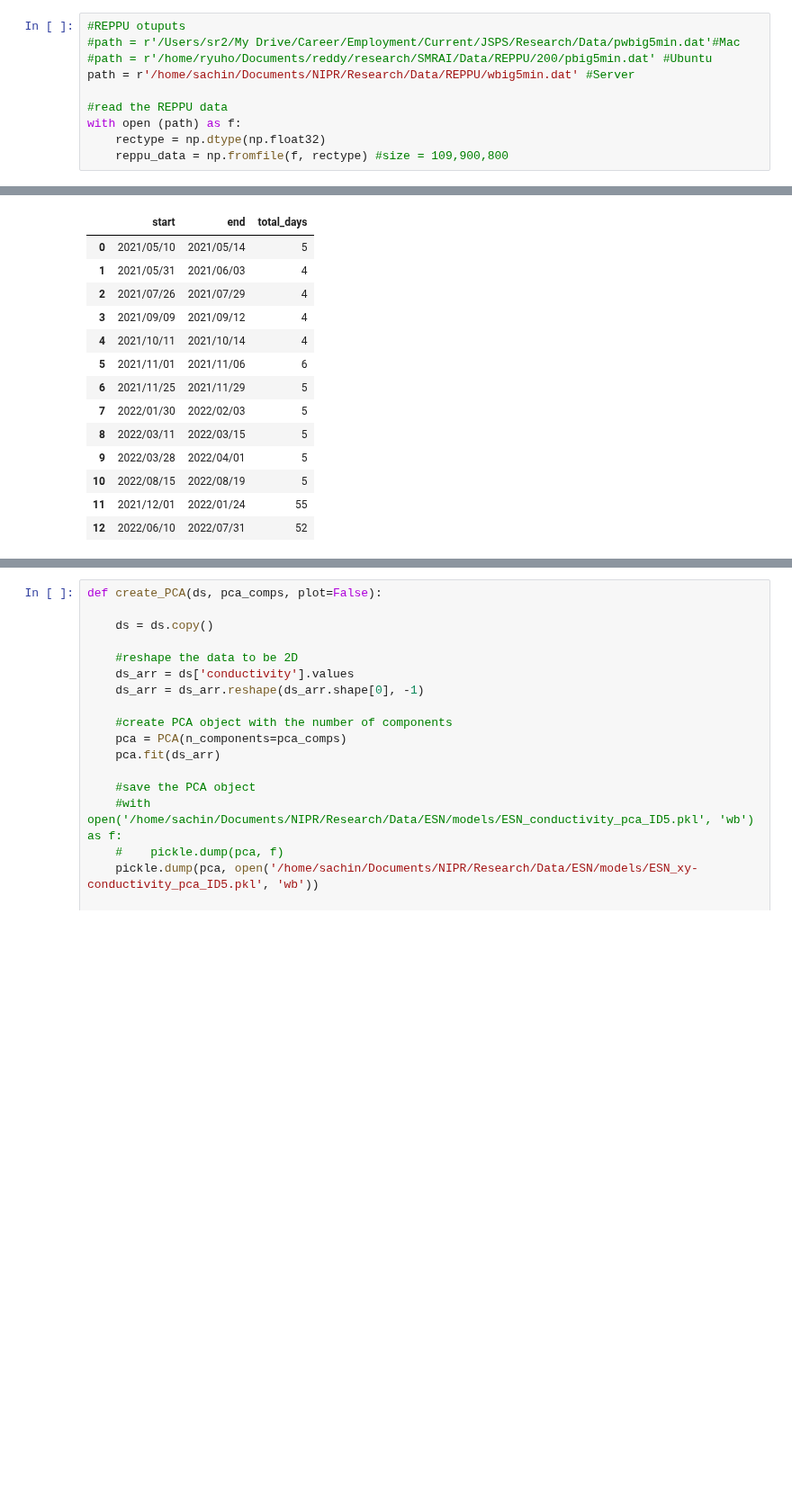
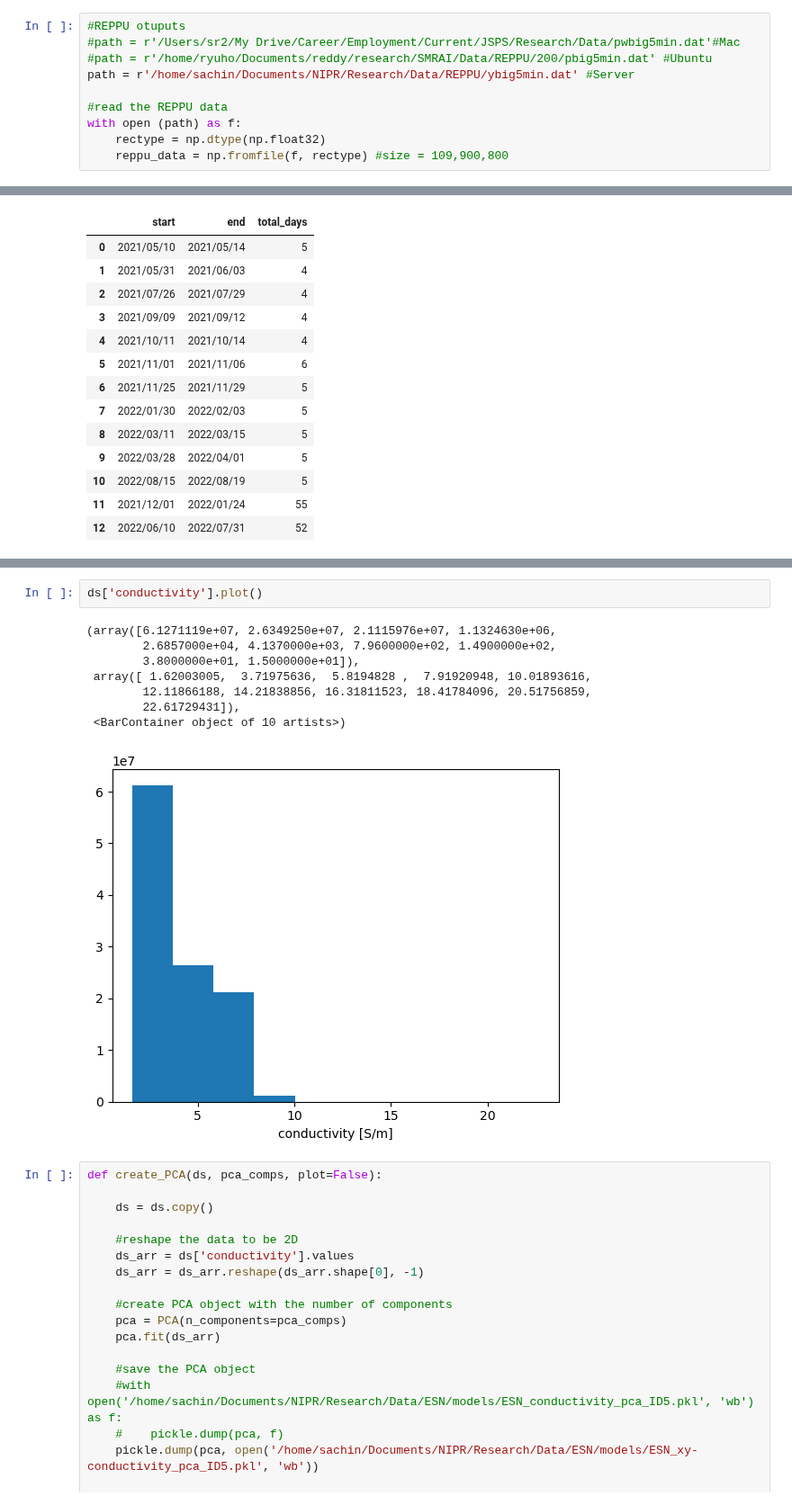
Before and after one commit to reddy-sachin/REPPU-ESN2, a Jupyter notebook: SR_ML/SMRAI_conductivity_PCA.ipynb, the cells around one changed output, grey strips where cells are left out. Shown at 90% size. Cells and saved outputs as stored; diff of their text form; blank space fills up the shorter version.

```diff
--- a/SR_ML/SMRAI_conductivity_PCA.ipynb
+++ b/SR_ML/SMRAI_conductivity_PCA.ipynb
@@ -23,7 +23,7 @@ Load IGRF coefficients ...
 #REPPU otuputs
 #path = r'/Users/sr2/My Drive/Career/Employment/Current/JSPS/Research/Data/pwbig5min.dat'#Mac
 #path = r'/home/ryuho/Documents/reddy/research/SMRAI/Data/REPPU/200/pbig5min.dat' #Ubuntu
-path = r'/home/sachin/Documents/NIPR/Research/Data/REPPU/wbig5min.dat' #Server
+path = r'/home/sachin/Documents/NIPR/Research/Data/REPPU/ybig5min.dat' #Server
 
 #read the REPPU data
 with open (path) as f:
@@ -85,3 +85,14 @@ Data variables:
+# %%
+ds['conductivity'].plot()
+# %% [output]
+(array([6.1271119e+07, 2.6349250e+07, 2.1115976e+07, 1.1324630e+06,
+        2.6857000e+04, 4.1370000e+03, 7.9600000e+02, 1.4900000e+02,
+        3.8000000e+01, 1.5000000e+01]),
+ array([ 1.62003005,  3.71975636,  5.8194828 ,  7.91920948, 10.01893616,
+        12.11866188, 14.21838856, 16.31811523, 18.41784096, 20.51756859,
+        22.61729431]),
+ <BarContainer object of 10 artists>)
+[figure, added]
 # %%
 def create_PCA(ds, pca_comps, plot=False):
 
```
Also changed, not shown: parts of 1 cell of this notebook, 10 other files.
